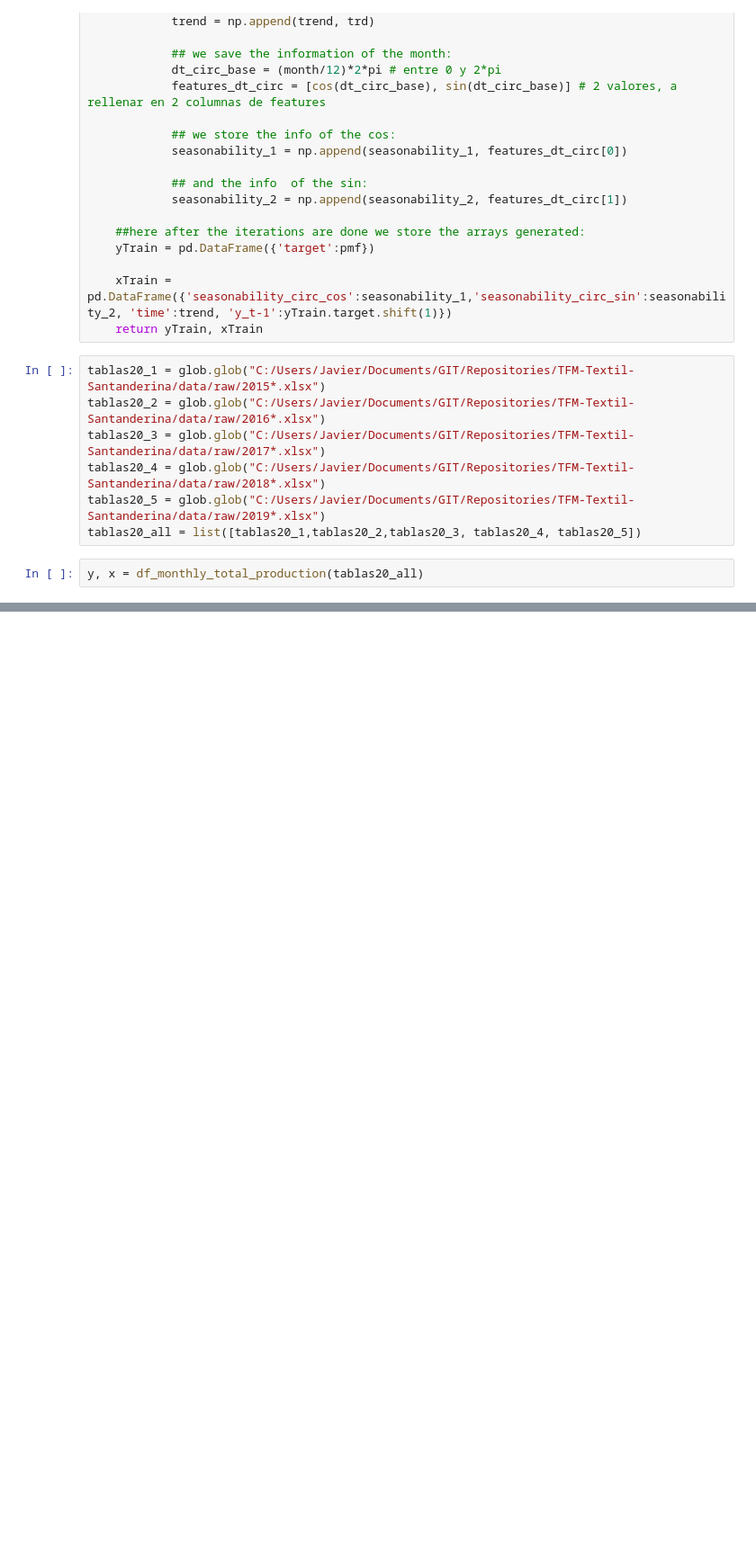
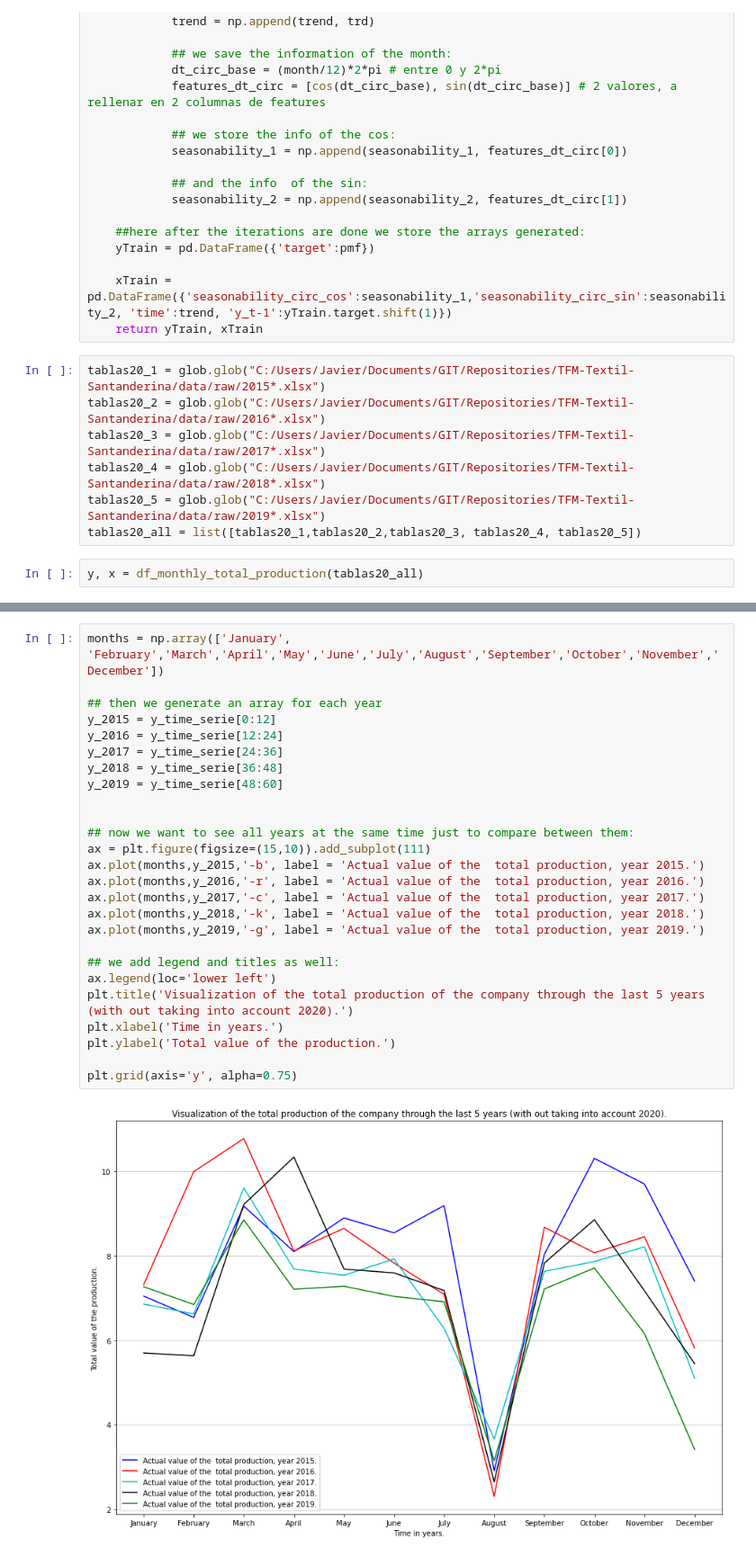
Before and after one commit to javi-saez/TFM-Textil-Santanderina, a Jupyter notebook: notebooks/experiments/info_extraction/20210501_infoextraction_removing_mistakes.ipynb, the cells around one changed output, grey strips where cells are left out. Shown at 90% size. Drawn from its saved outputs; the diff is of its cells as text; blank space fills up the shorter version.

```diff
--- a/notebooks/experiments/info_extraction/20210501_infoextraction_removing_mistakes.ipynb
+++ b/notebooks/experiments/info_extraction/20210501_infoextraction_removing_mistakes.ipynb
@@ -101,0 +115,28 @@ dtype: float64
+# %%
+months = np.array(['January', 'February','March','April','May','June','July','August','September','October','November','December'])
+
+## then we generate an array for each year
+y_2015 = y_time_serie[0:12]
+y_2016 = y_time_serie[12:24]
+y_2017 = y_time_serie[24:36]
+y_2018 = y_time_serie[36:48]
+y_2019 = y_time_serie[48:60]
+
+
+## now we want to see all years at the same time just to compare between them:
+ax = plt.figure(figsize=(15,10)).add_subplot(111)
+ax.plot(months,y_2015,'-b', label = 'Actual value of the  total production, year 2015.')
+ax.plot(months,y_2016,'-r', label = 'Actual value of the  total production, year 2016.')
+ax.plot(months,y_2017,'-c', label = 'Actual value of the  total production, year 2017.')
+ax.plot(months,y_2018,'-k', label = 'Actual value of the  total production, year 2018.')
+ax.plot(months,y_2019,'-g', label = 'Actual value of the  total production, year 2019.')
+
+## we add legend and titles as well:
+ax.legend(loc='lower left')
+plt.title('Visualization of the total production of the company through the last 5 years (with out taking into account 2020).')
+plt.xlabel('Time in years.')
+plt.ylabel('Total value of the production.')
+
+plt.grid(axis='y', alpha=0.75)
+# %% [output]
+[figure, added]
```
Also changed, not shown: parts of 3 cells of this notebook.
